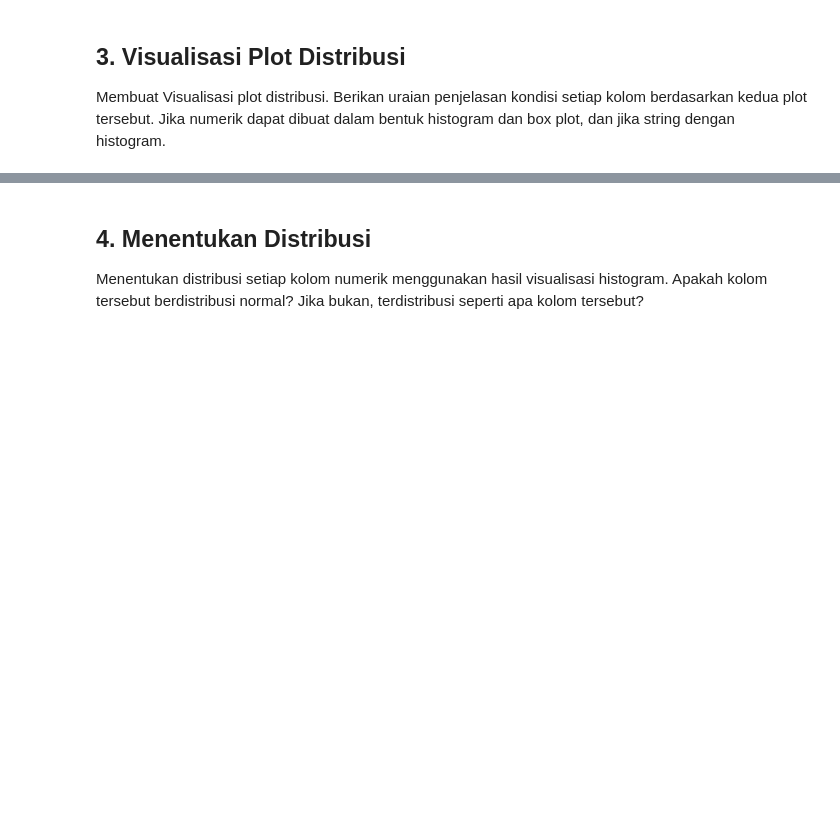
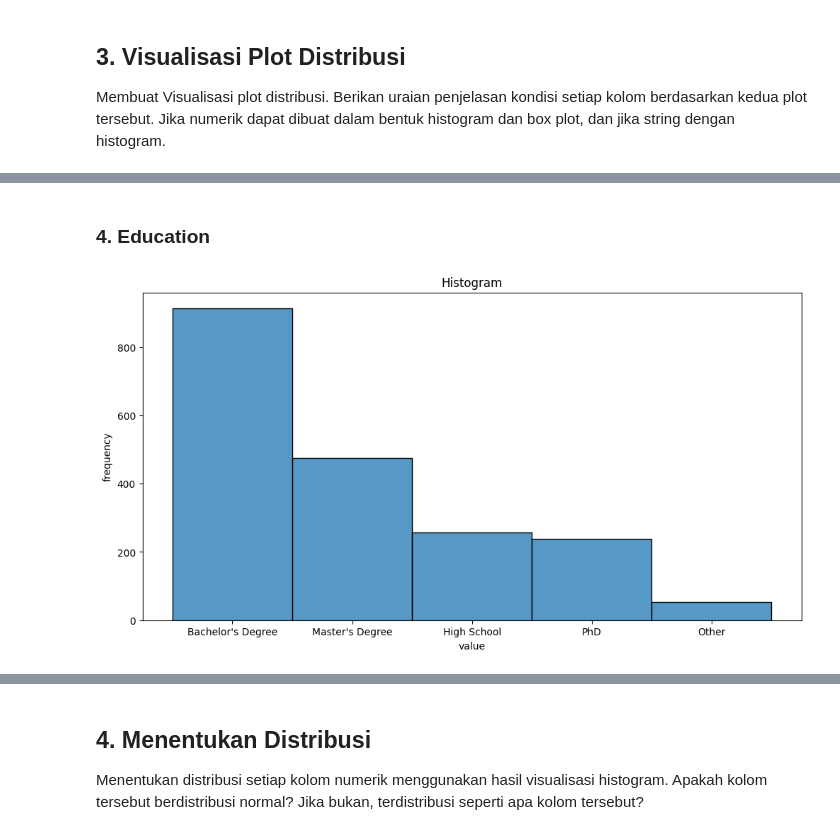
Before and after one commit to Farhannr28/K01-IF2220-13522037-13522039, a Jupyter notebook: Tugas_Besar_Probstat.ipynb, the cells around one changed output, grey strips where cells are left out. Cells and saved outputs as stored; diff of their text form; code cells hidden in the pictures; blank space fills up the shorter version.

```diff
--- a/Tugas_Besar_Probstat.ipynb
+++ b/Tugas_Besar_Probstat.ipynb
@@ -339,0 +348,6 @@ AttributeError: module 'pandas.core' has no attribute 'Series'
+# %% [markdown]
+### 4. Education
+# %%
+distribution_plot(clean_df['Education'])
+# %% [output]
+[figure, added]
```
Also changed, not shown: parts of 22 cells of this notebook.
